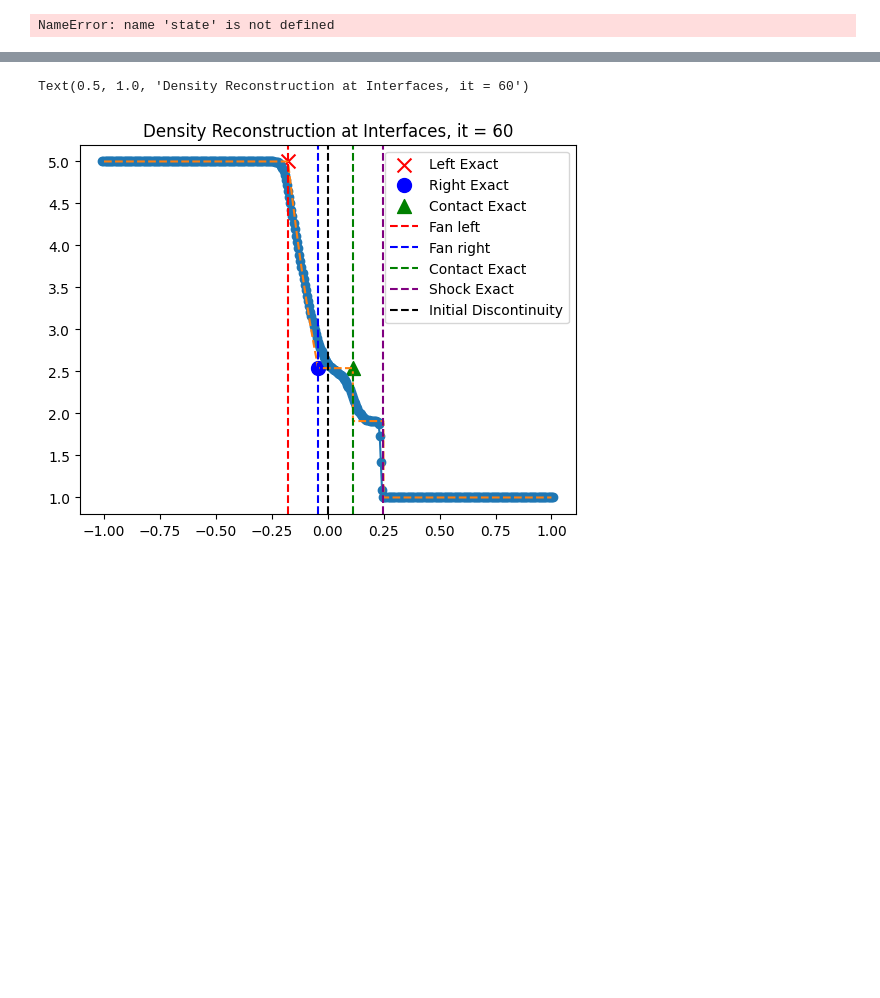
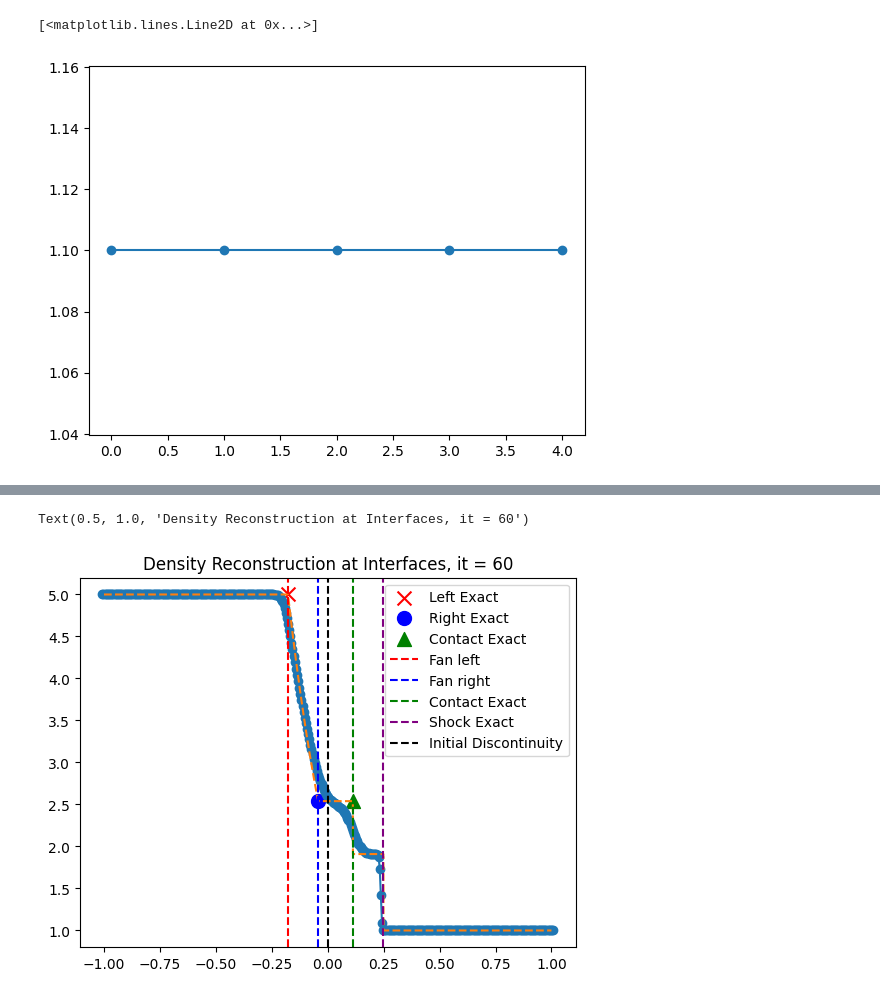
Before and after one commit to Jimbo-Coder/PyFluid, a Jupyter notebook: main_mhd.ipynb, the cells around one changed output, grey strips where cells are left out. Drawn from its saved outputs; the diff is of its cells as text; code cells hidden in the pictures; blank space fills up the shorter version.

```diff
--- a/main_mhd.ipynb
+++ b/main_mhd.ipynb
@@ -666,5 +666,6 @@ state.plot_diagnostics()
-# %%
-state.Uvectest
-# %% [output]
-NameError: name 'state' is not defined
+# %%
+plt.plot(state.Uvecs[0,0,0:5],"-o")
+# %% [output]
+[<matplotlib.lines.Line2D at 0x...>]
+[figure, added]
 # %%
```
Also changed, not shown: parts of 4 cells of this notebook.
